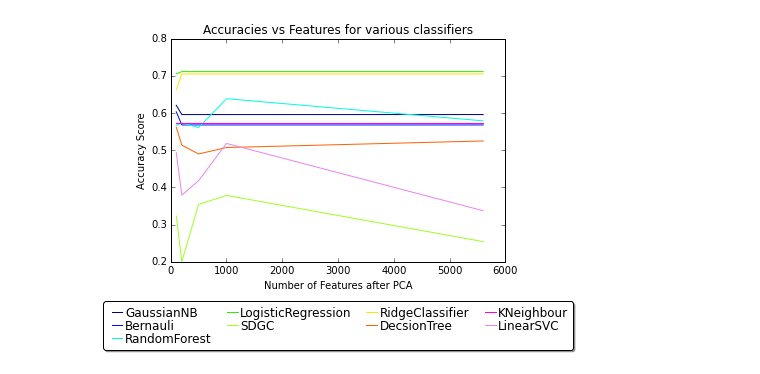
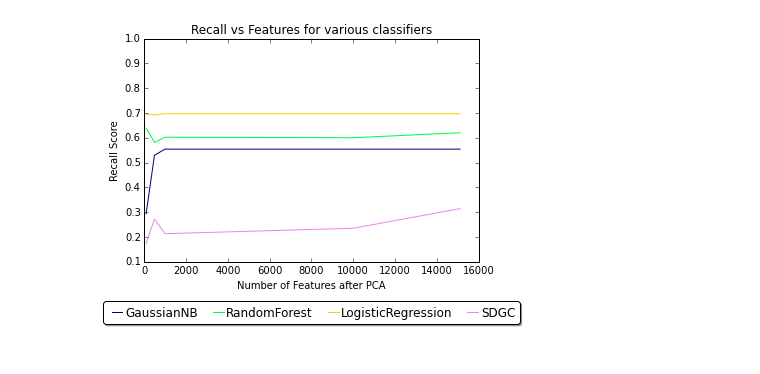
Before and after one commit to ayusharyal1/data-vis, a Jupyter notebook: src/MachineLearning.ipynb, the cells around one changed output. Cells and saved outputs as stored; diff of their text form; code cells hidden in the pictures.

Commit message:
Results for Prediction

```diff
--- a/src/MachineLearning.ipynb
+++ b/src/MachineLearning.ipynb
@@ -29,7 +29,7 @@ import matplotlib.pyplot as plt
 %matplotlib inline
 # %%
 # Reading data
-path='../data/smalldata.csv'
+path='../data/10000users_withgroup.csv'
 data= pd.read_csv(path,sep=',',header=0)
 print data.columns
 df = data[['userid','artist_name','artistid','plays','gender','age','country','dos']]
@@ -91,6 +91,10 @@ otherFeatures=df[['userid','gender','age','country','dos']]
 otherFeatures=otherFeatures.drop_duplicates()
 otherFeatures=otherFeatures.sort('userid')
 otherFeatures=otherFeatures.reset_index()
+# %%
+listArtist=listArtist.head(1000)
+sumPlays=sumPlays.head(1000)
+otherFeatures=otherFeatures.head(1000)
 # %%
 # Vectorising the features and merging them to selected numerical features
 min_df=1
@@ -131,35 +139,35 @@ def getClassifierName(clf):
         #print type(clf.estimator).__name__
         return type(clf.estimator).__name__
 # %%
-#resultpath='../clf_results/'
-#n_components=[finaldf.shape[1]/int(4),finaldf.shape[1]/int(3),finaldf.shape[1]/int(2),finaldf.shape[1]]
-#n_components=[2,6,8]
-#n_components=[20,30,40]
-n_components=[100,200,500,1000,final_X.shape[1]]
+n_components=[100,500,1000,10000,final_X.shape[1]]
 n_kfolds=10
 
-classifiers = [GaussianNB(),BernoulliNB(),RandomForestClassifier(),LogisticRegression(),SGDClassifier(),RidgeClassifier()              ,DecisionTreeClassifier(),KNeighborsClassifier(),LinearSVC()]
-classifierName=['GaussianNB','Bernauli','RandomForest','LogisticRegression','SDGC','RidgeClassifier','DecsionTree','KNeighbour','LinearSVC']
+classifiers = [GaussianNB(),RandomForestClassifier(),LogisticRegression(),SGDClassifier()]
+classifierName=['GaussianNB','RandomForest','LogisticRegression','SDGC']
 #classifiers=[RandomForestClassifier()]
 #classifierName=['RandomForest']
 n_component_accuracies = []
-
+n_component_precisions = []
 for n in n_components:
     xx=final_X.copy()
     pca = PCA(n_components=n)
     xx= pca.fit_transform(xx)
     yy=final_y.values
+    print len(xx),len(yy)
     accuracies=[]
+    precisions=[]
     for clf in classifiers:
             clfname=getClassifierName(clf)
             #print len(xx),clfname
             print 'Start'+clfname
-            kf = KFold(len(xx),n_kfolds)
+            kf = KFold(len(final_X),n_kfolds)
             accuracy=0
             precision=0
             recall=0
             for train_index,test_index in kf:
+                #print len(train_index),len(test_index)
                 X_train, X_test, y_train, y_test = xx[train_index],xx[test_index],yy[train_index],yy[test_index]
+                #print len(X_train),len(X_test),len(y_train),len(y_test)
                 clf.fit(X_train,y_train)
                 y_pred=clf.predict(X_test)
                 accScore=accuracy_score(y_test,y_pred)
@@ -172,7 +180,9 @@ for n in n_components:
             print("Components:%f Classifier:%s Accuracy Score:%f"%(n,clf,accuracy/n_kfolds))
             resultFile.write("\n%f,%s,%0.3f,%0.3f,%0.3f"%(n,clfname,accuracy/n_kfolds,precision/n_kfolds,recall/n_kfolds))
             accuracies.append(accuracy/n_kfolds)
+            precisions.append(precision/n_kfolds)
             print 'End'+clfname
     n_component_accuracies.append(accuracies)
+    n_component_precisions.append(precisions)
 resultFile.close()
 # %% [output]
@@ -279,35 +339,36 @@ data = []
 for i in range(0,len(classifiers)):
     a=plotarrays[:,i]
     trace = go.Scatter(
         x = n_components,
         y = a,
         name=classifierName[i]
     )
     data.append(trace)
 if(True):
     # Plot using matplotlib
     num_plots = len(classifiers)
     colormap = plt.cm.gist_ncar
     plt.gca().set_color_cycle([colormap(i) for i in np.linspace(0, 0.9, num_plots)])
     # Plot several different functions...
     labels = []
     for i in range(0, num_plots):
         a=plotarrays[:,i]
         #print n_components ,a
         plt.plot(n_components,a)
         labels.append(classifierName[i])
 
     plt.legend(labels, ncol=4, loc='upper center',
                bbox_to_anchor=[0.5, -0.15],
                columnspacing=1.0, labelspacing=0.0,
                handletextpad=0.0, handlelength=1.5,
                fancybox=True, shadow=True)
-
+    x1, x2, y1, y2 = plt.axis()
+    plt.axis((x1,x2,y1,1.0))
     plt.xlabel('Number of Features after PCA')
-    plt.ylabel('Accuracy Score')
-    plt.title('Accuracies vs Features for various classifiers')
+    plt.ylabel('Recall Score')
+    plt.title('Recall vs Features for various classifiers')
 
     #plt.show()
-    plt.savefig(resultpath+'Result_classifier')
+    plt.savefig(resultpath+'Result_classifier_recall')
 # %% [output]
-[figure, old version]
+[figure, new version]
```
Also changed, not shown: parts of 8 cells of this notebook, 3 other files.
